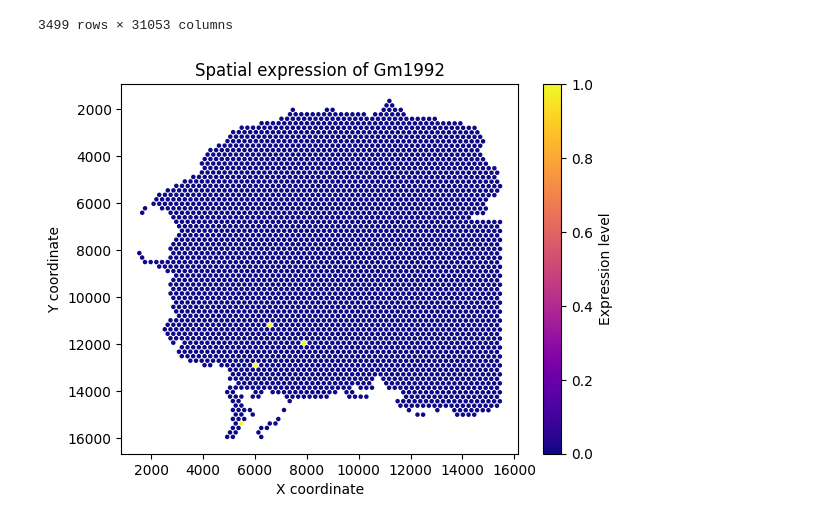
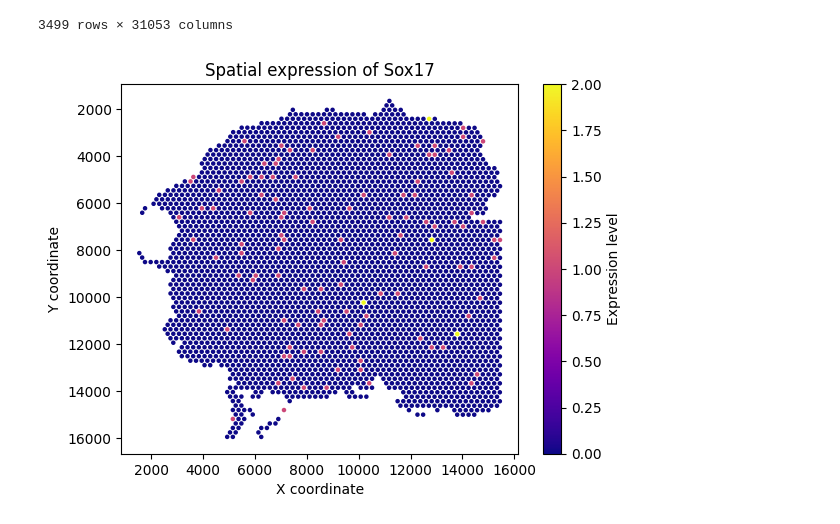
Before and after one commit to ScheWann/A-Part-to-Whole-Circular-Cell-Explorer, a Jupyter notebook: RedesignChallenge/Python/process.ipynb, the cells around one changed output. Drawn from its saved outputs; the diff is of its cells as text; code cells hidden in the pictures.

Commit message:
change the expression of genes

```diff
--- a/RedesignChallenge/Python/process.ipynb
+++ b/RedesignChallenge/Python/process.ipynb
@@ -234,16 +234,16 @@ Shape: [31053  3499]
 | TTGTTTGTGTAAATTC-1 | 0 | 0 | 0 | 0 | 0 | 0 | 2 | 0 | 0 | 0 | ... | ... |
 3499 rows × 31053 columns
 # %%
-gene_of_interest = 'Gm1992'
+gene_of_interest = 'Sox17'
 
 # Create a scatter plot of the expression of the gene of interest
 plt.scatter(positions['x'], positions['y'], c=df[gene_of_interest], cmap='plasma', s=5)
 plt.colorbar(label='Expression level')
 plt.title(f'Spatial expression of {gene_of_interest}')
 plt.xlabel('X coordinate')
 plt.ylabel('Y coordinate')
 
 plt.gca().invert_yaxis()
 plt.show()
 # %% [output]
-[figure, old version]
+[figure, new version]
```
Also changed, not shown: 3 other files.
